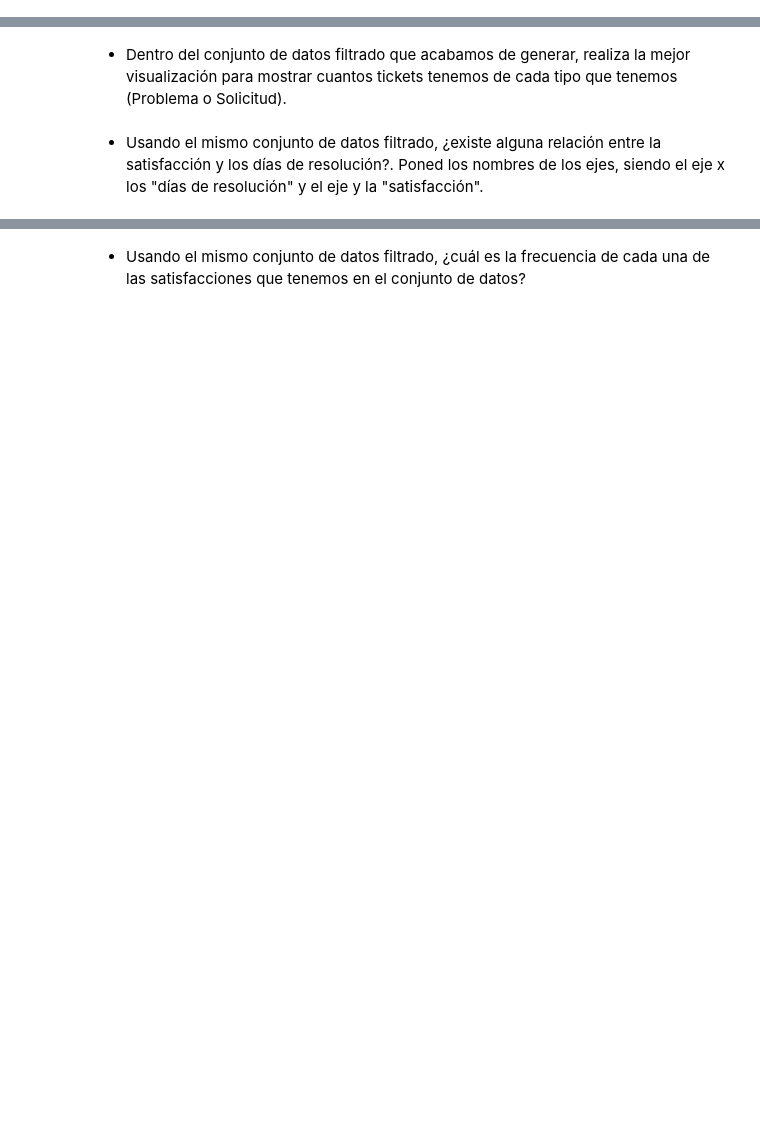
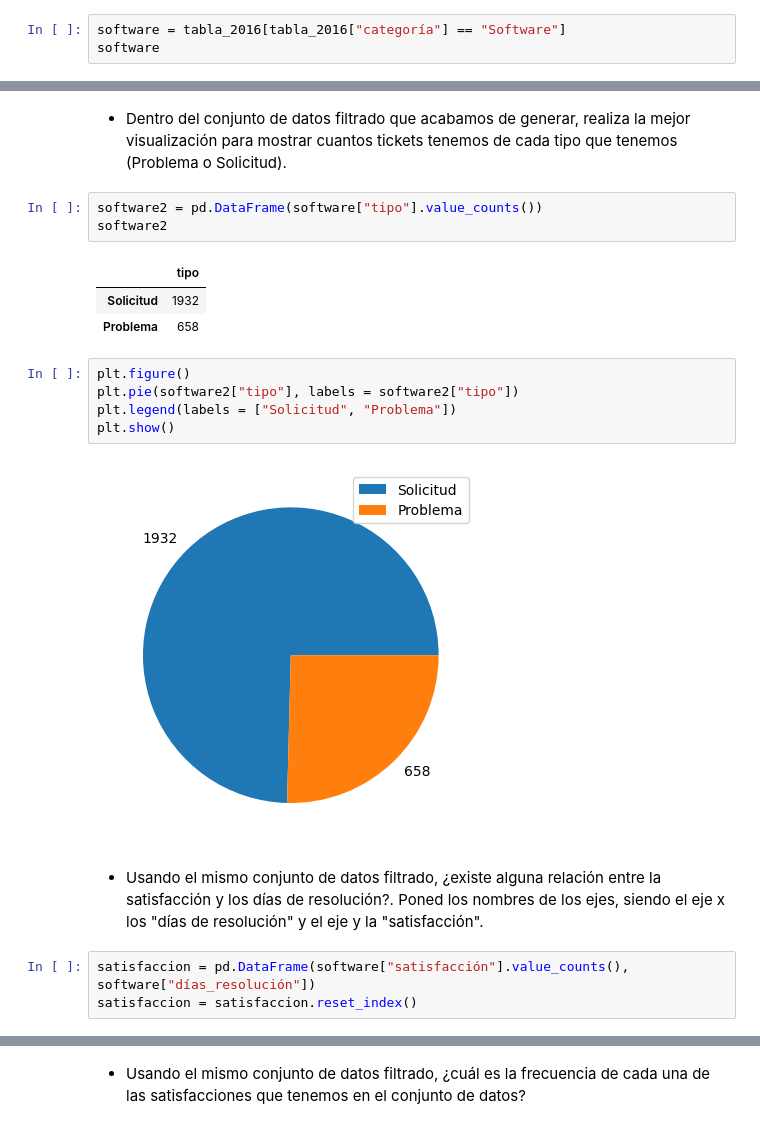
Before and after one commit to Adalab/promo-d-da-modulo2-sprint1-cristina-lidya, a Jupyter notebook: visualizacion/visualizacion-matplotlib-leccion1.ipynb, the cells around one changed output, grey strips where cells are left out. Cells and saved outputs as stored; diff of their text form; blank space fills up the shorter version.

```diff
--- a/visualizacion/visualizacion-matplotlib-leccion1.ipynb
+++ b/visualizacion/visualizacion-matplotlib-leccion1.ipynb
@@ -44,2 +45,5 @@ KeyboardInterrupt:
 # %% [markdown]
 2. Filtrad los datos para quedarnos solo con los datos de la categoría "Software".
+# %%
+software = tabla_2016[tabla_2016["categoría"] == "Software"]
+software
@@ -46,4 +65,21 @@ KeyboardInterrupt:
 # %% [markdown]
 - Dentro del conjunto de datos filtrado que acabamos de generar, realiza la mejor visualización para mostrar cuantos tickets tenemos de cada tipo que tenemos (Problema o Solicitud).
+# %%
+software2 = pd.DataFrame(software["tipo"].value_counts())
+software2
+# %% [output]
+|  | tipo |
+| Solicitud | 1932 |
+| Problema | 658 |
+# %%
+plt.figure()
+plt.pie(software2["tipo"], labels = software2["tipo"])
+plt.legend(labels = ["Solicitud", "Problema"])
+plt.show()
+# %% [output]
+[figure, added]
 # %% [markdown]
 - Usando el mismo conjunto de datos filtrado, ¿existe alguna relación entre la satisfacción y los días de resolución?. Poned los nombres de los ejes, siendo el eje x los "días de resolución" y el eje y la "satisfacción".
+# %%
+satisfaccion = pd.DataFrame(software["satisfacción"].value_counts(), software["días_resolución"])
+satisfaccion = satisfaccion.reset_index()
```
Also changed, not shown: parts of 10 cells of this notebook.
